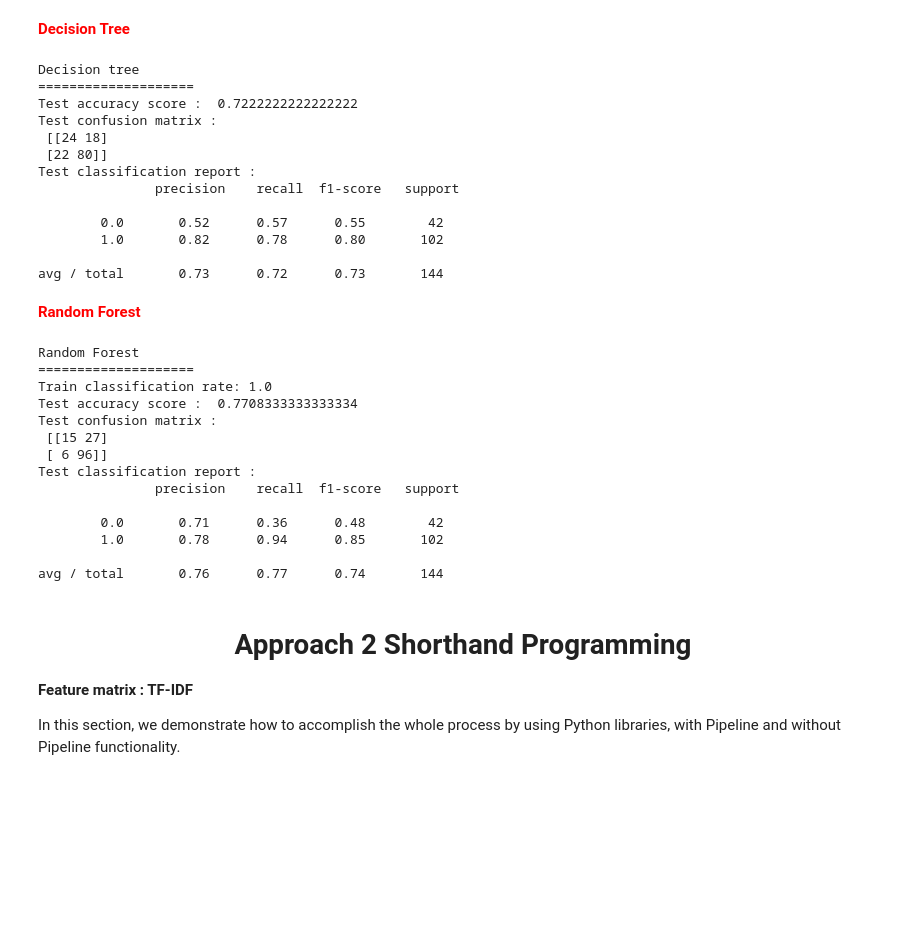
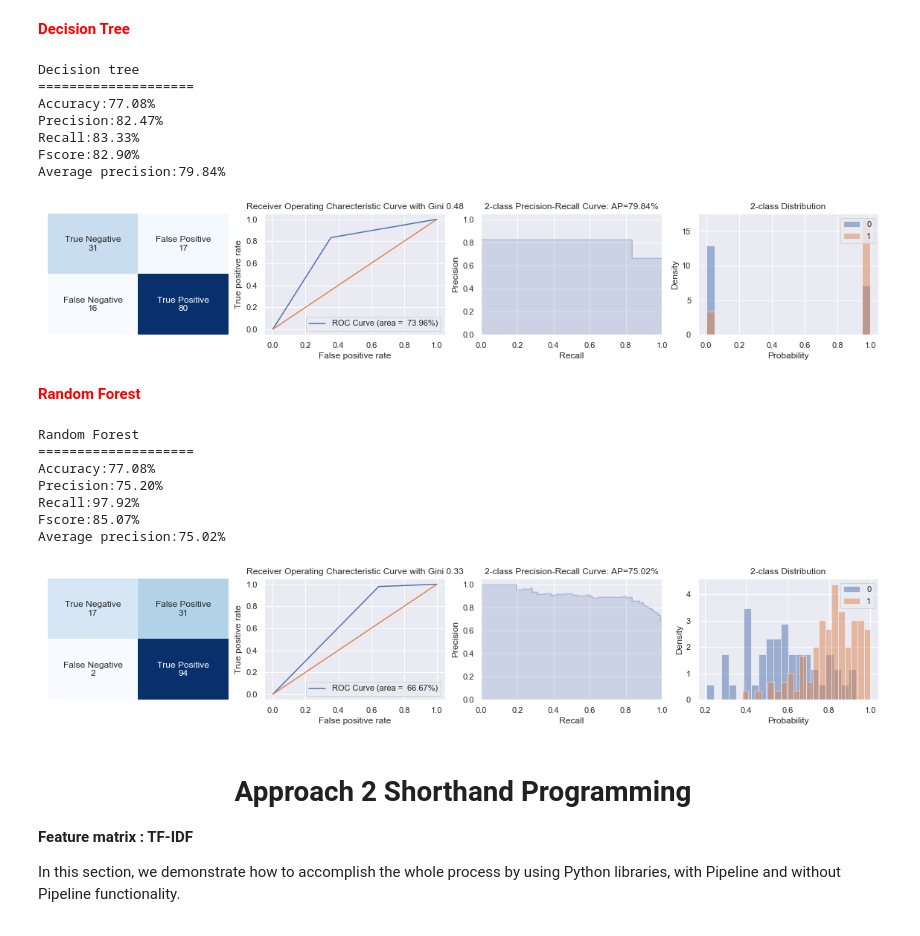
Before and after one commit to swatakit/The-public-and-private-life-of-Big-Data, a Jupyter notebook: StockSentimentIndex.ipynb, the cells around one changed output. Saved outputs shown, nothing was run; the diff lists cells and outputs as text; code cells hidden in the pictures; blank space fills up the shorter version.

```diff
--- a/StockSentimentIndex.ipynb
+++ b/StockSentimentIndex.ipynb
@@ -314,26 +332,19 @@ where beta is the intercept term and alpha(s) are the weights of features<p>(aka
 # %%
 #%% model-2: decision tree
 from sklearn.tree import DecisionTreeClassifier
 model_dtree= DecisionTreeClassifier()
 model_dtree.fit(X_train,y_train)
 y_pred_model_dtree = model_dtree.predict(X_test)
 y_prob_model_dtree = model_dtree.predict_proba(X_test)
 print("\nDecision tree")
 print("="*20)
-print("Test accuracy score : ",accuracy_score(y_test,y_pred_model_dtree))
-print("Test confusion matrix : \n",confusion_matrix(y_test, y_pred_model_dtree))
-print("Test classification report : \n ",classification_report(y_test,y_pred_model_dtree))
+acc,pc,rc,fs,ap,roc_auc,gini,prd = print_classification_performance2class_report(model_dtree,X_test,y_test)
 # %% [output]
 Decision tree
 ====================
-Test accuracy score :  0.7222222222222222
-Test confusion matrix :
- [[24 18]
- [22 80]]
-Test classification report :
-               precision    recall  f1-score   support
-
-        0.0       0.52      0.57      0.55        42
-        1.0       0.82      0.78      0.80       102
-
-avg / total       0.73      0.72      0.73       144
+Accuracy:77.08%
+Precision:82.47%
+Recall:83.33%
+Fscore:82.90%
+Average precision:79.84%
+[figure, added]
@@ -346,22 +368,13 @@ model_forest.fit(X_train, y_train)
 y_pred_model_forest = model_forest.predict(X_test)
 print("\nRandom Forest")
 print("="*20)
-print("Train classification rate:", model_forest.score(X_train,y_train))
-print("Test accuracy score : ",accuracy_score(y_test,y_pred_model_forest))
-print("Test confusion matrix : \n",confusion_matrix(y_test, y_pred_model_forest))
-print("Test classification report :\n ",classification_report(y_test,y_pred_model_forest))
+acc,pc,rc,fs,ap,roc_auc,gini,prd =print_classification_performance2class_report(model_forest,X_test,y_test)
 # %% [output]
 Random Forest
 ====================
-Train classification rate: 1.0
-Test accuracy score :  0.7708333333333334
-Test confusion matrix :
- [[15 27]
- [ 6 96]]
-Test classification report :
-               precision    recall  f1-score   support
-
-        0.0       0.71      0.36      0.48        42
-        1.0       0.78      0.94      0.85       102
-
-avg / total       0.76      0.77      0.74       144
+Accuracy:77.08%
+Precision:75.20%
+Recall:97.92%
+Fscore:85.07%
+Average precision:75.02%
+[figure, added]
```
Also changed, not shown: parts of 23 cells of this notebook, 1 other file.
